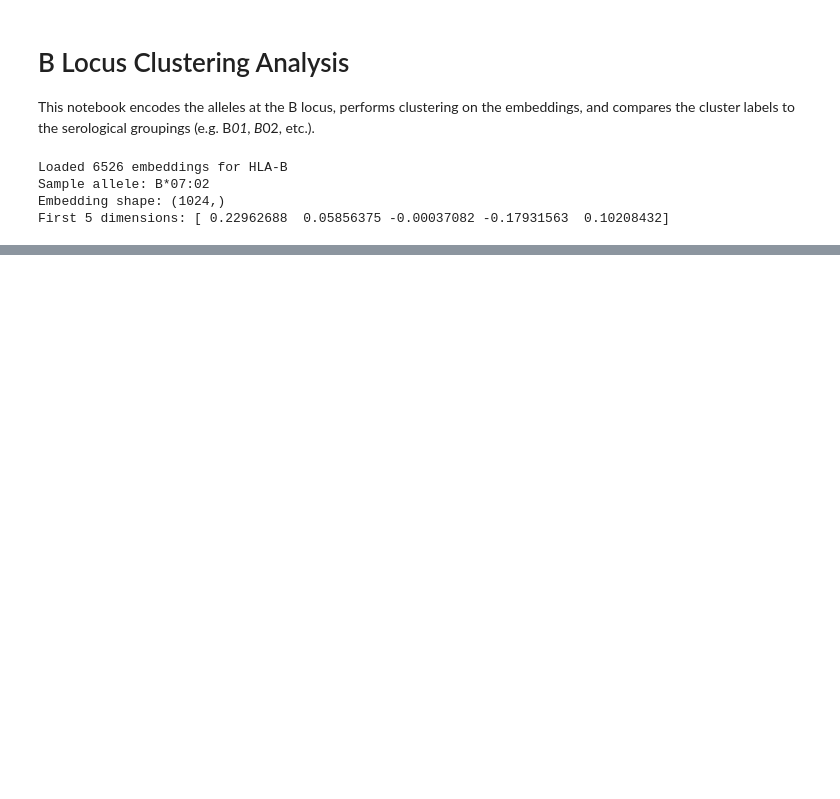
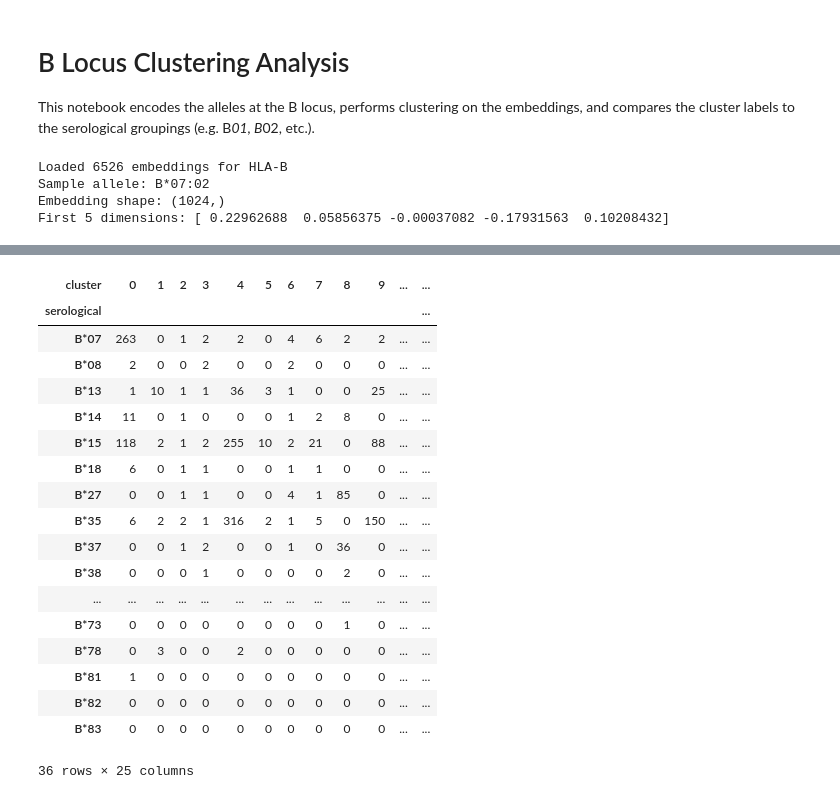
Before and after one commit to dakdemir-nmdp/hla-protbert, a Jupyter notebook: notebooks/b_locus_clustering.ipynb, the cells around one changed output, grey strips where cells are left out. Cells and saved outputs as stored; diff of their text form; code cells hidden in the pictures; blank space fills up the shorter version.

```diff
--- a/notebooks/b_locus_clustering.ipynb
+++ b/notebooks/b_locus_clustering.ipynb
@@ -137,0 +179,26 @@ dict_keys(['B*07:02', 'B*07:03', 'B*07:04', 'B*07:05', 'B*07:06', 'B*07:07', 'B*
+# %%
+# cross tabulation of serological group and cluster
+ct = pd.crosstab(df['serological'], df['cluster'])
+
+# print the crosstab
+ct
+# %% [output]
+| cluster | 0 | 1 | 2 | 3 | 4 | 5 | 6 | 7 | 8 | 9 | ... | ... |
+| serological |  |  |  |  |  |  |  |  |  |  |  | ... |
+| B*07 | 263 | 0 | 1 | 2 | 2 | 0 | 4 | 6 | 2 | 2 | ... | ... |
+| B*08 | 2 | 0 | 0 | 2 | 0 | 0 | 2 | 0 | 0 | 0 | ... | ... |
+| B*13 | 1 | 10 | 1 | 1 | 36 | 3 | 1 | 0 | 0 | 25 | ... | ... |
+| B*14 | 11 | 0 | 1 | 0 | 0 | 0 | 1 | 2 | 8 | 0 | ... | ... |
+| B*15 | 118 | 2 | 1 | 2 | 255 | 10 | 2 | 21 | 0 | 88 | ... | ... |
+| B*18 | 6 | 0 | 1 | 1 | 0 | 0 | 1 | 1 | 0 | 0 | ... | ... |
+| B*27 | 0 | 0 | 1 | 1 | 0 | 0 | 4 | 1 | 85 | 0 | ... | ... |
+| B*35 | 6 | 2 | 2 | 1 | 316 | 2 | 1 | 5 | 0 | 150 | ... | ... |
+| B*37 | 0 | 0 | 1 | 2 | 0 | 0 | 1 | 0 | 36 | 0 | ... | ... |
+| B*38 | 0 | 0 | 0 | 1 | 0 | 0 | 0 | 0 | 2 | 0 | ... | ... |
+| ... | ... | ... | ... | ... | ... | ... | ... | ... | ... | ... | ... | ... |
+| B*73 | 0 | 0 | 0 | 0 | 0 | 0 | 0 | 0 | 1 | 0 | ... | ... |
+| B*78 | 0 | 3 | 0 | 0 | 2 | 0 | 0 | 0 | 0 | 0 | ... | ... |
+| B*81 | 1 | 0 | 0 | 0 | 0 | 0 | 0 | 0 | 0 | 0 | ... | ... |
+| B*82 | 0 | 0 | 0 | 0 | 0 | 0 | 0 | 0 | 0 | 0 | ... | ... |
+| B*83 | 0 | 0 | 0 | 0 | 0 | 0 | 0 | 0 | 0 | 0 | ... | ... |
+36 rows × 25 columns
```
Also changed, not shown: parts of 7 cells of this notebook, 1 other file.
